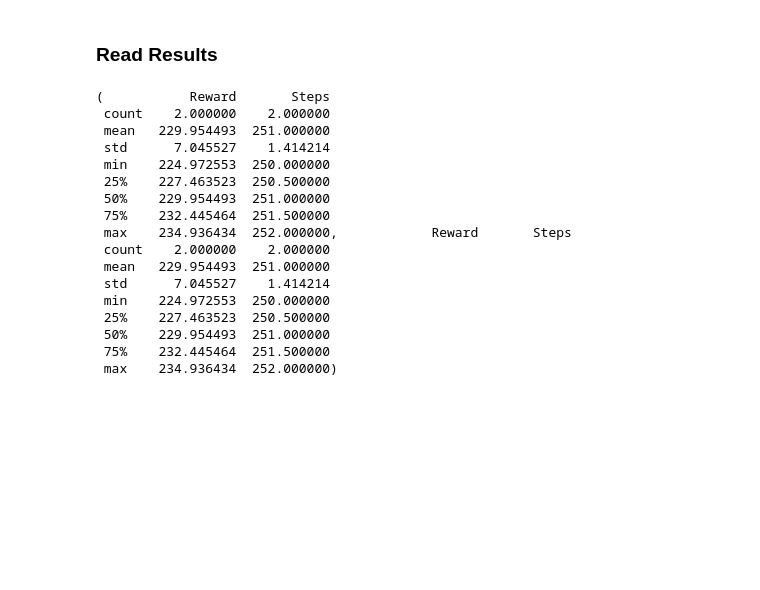
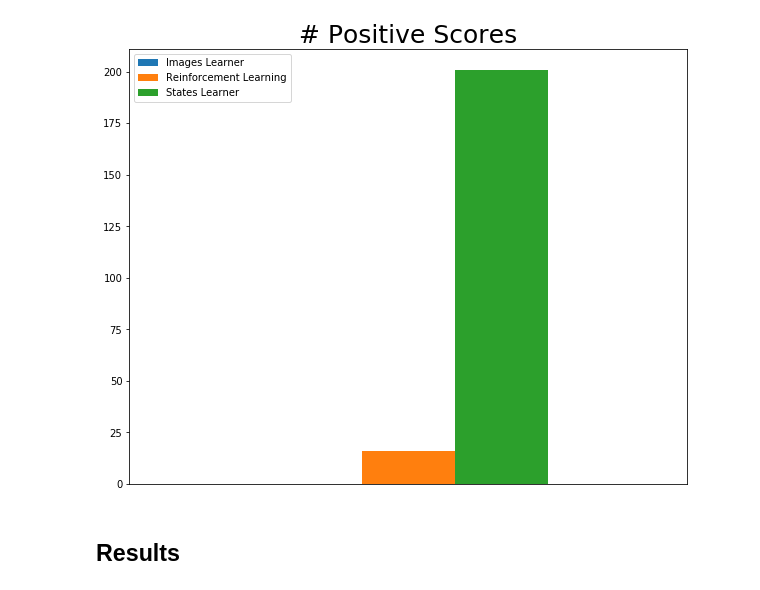
Before and after one commit to cojowy/lunar_lander, a Jupyter notebook: Task4.ipynb, the cells around one changed output. Saved outputs shown, nothing was run; the diff lists cells and outputs as text; code cells hidden in the pictures; blank space fills up the shorter version.

Commit message:
Task 4 complete, submission ready?

```diff
--- a/Task4.ipynb
+++ b/Task4.ipynb
@@ -72,0 +28,3 @@ Episode 5: reward: -415.479, steps: 184
+# %%
+results=pd.read_csv('task3_results.csv')
+results.head() # display a few rows
@@ -73,27 +52,11 @@ Episode 5: reward: -415.479, steps: 184
+# %%
+# dictionary = { learner : num positive scores}
+num_positives={title : [results[title][results[title]>0].count()] for title in list(results)}
+
+num_positives_plot = pd.DataFrame(num_positives).plot(kind='bar', title="# Positive Scores", figsize=(10,8))
+num_positives_plot.title.set_size(25)
+num_positives_plot.tick_params(axis='x', which='both', bottom=False, top=False, labelbottom=False)
+# %% [output]
+[figure, added]
 # %% [markdown]
-### Read Results
+## Results
-# %%
-files = ['ml_states_results.txt',
-         'ml_images_results.txt',
-         'dl_states_results.txt'
-        ]
-
-read_test_results(files[0]).describe(),
-# %% [output]
-(           Reward       Steps
- count    2.000000    2.000000
- mean   229.954493  251.000000
- std      7.045527    1.414214
- min    224.972553  250.000000
- 25%    227.463523  250.500000
- 50%    229.954493  251.000000
- 75%    232.445464  251.500000
- max    234.936434  252.000000,            Reward       Steps
- count    2.000000    2.000000
- mean   229.954493  251.000000
- std      7.045527    1.414214
- min    224.972553  250.000000
- 25%    227.463523  250.500000
- 50%    229.954493  251.000000
- 75%    232.445464  251.500000
- max    234.936434  252.000000)
```
Also changed, not shown: parts of 21 cells of this notebook, 2 other files.
